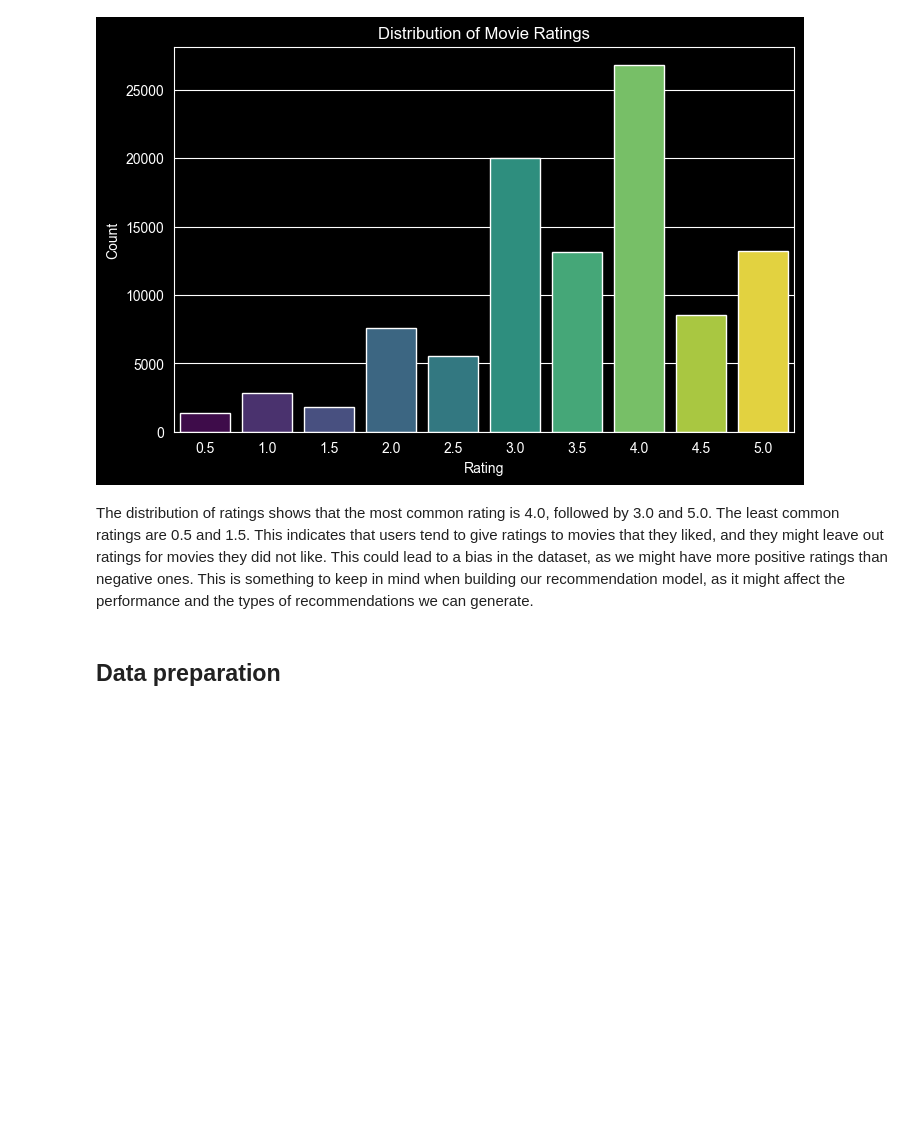
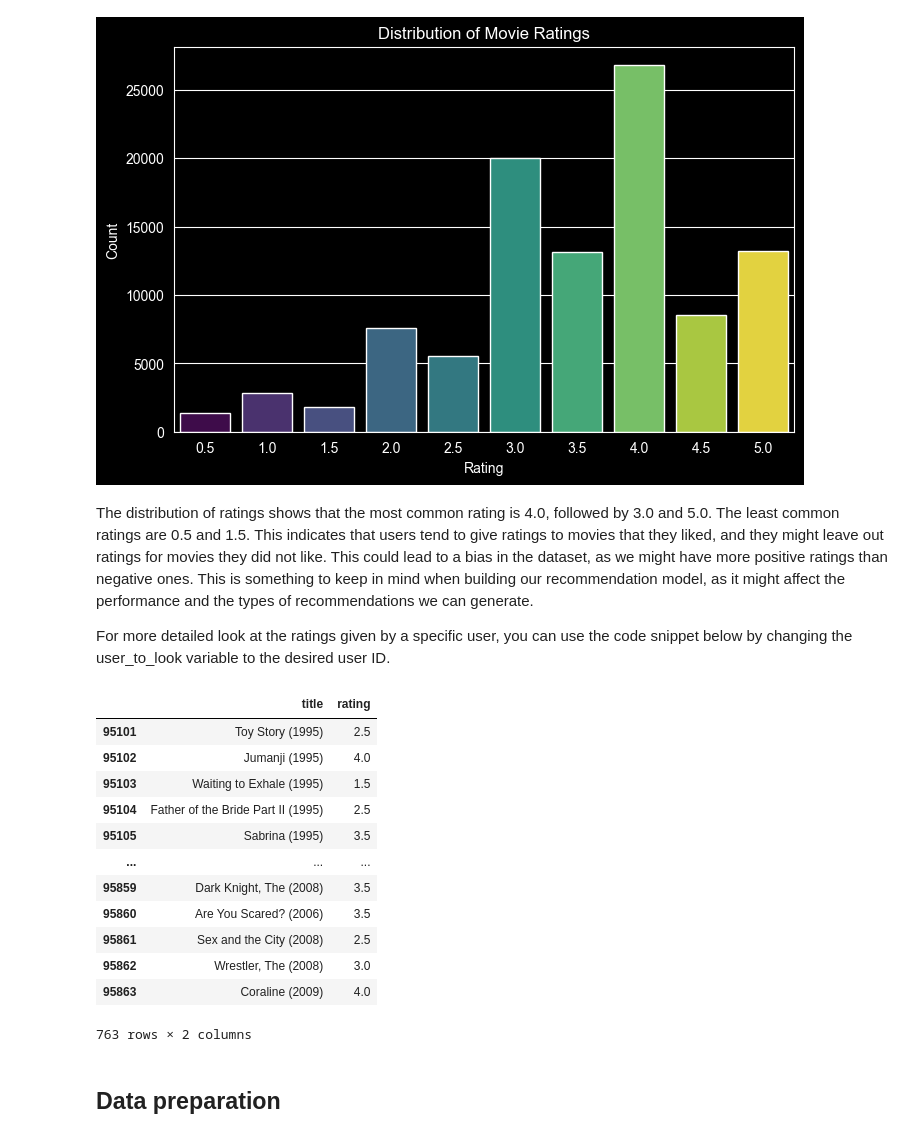
Before and after one commit to TheZink/MLL, a Jupyter notebook: Documents/Project/MovieRecommendation_Janne.ipynb, the cells around one changed output. Saved outputs shown, nothing was run; the diff lists cells and outputs as text; code cells hidden in the pictures; blank space fills up the shorter version.

```diff
--- a/Documents/Project/MovieRecommendation_Janne.ipynb
+++ b/Documents/Project/MovieRecommendation_Janne.ipynb
@@ -112,5 +116,31 @@ plt.show()
 [figure]
 # %% [markdown]
 The distribution of ratings shows that the most common rating is 4.0, followed by 3.0 and 5.0. The least common ratings are 0.5 and 1.5. This indicates that users tend to give ratings to movies that they liked, and they might leave out ratings for movies they did not like. This could lead to a bias in the dataset, as we might have more positive ratings than negative ones. This is something to keep in mind when building our recommendation model, as it might affect the performance and the types of recommendations we can generate.
+
+For more detailed look at the ratings given by a specific user, you can use the code snippet below by changing the user_to_look variable to the desired user ID.
+# %%
+# Change user_to_look to the desired user ID to see their ratings
+user_to_look = 600
+
+if user_to_look in movie_ratings['userId'].unique():
+    user_ratings = movie_ratings[movie_ratings['userId'] == user_to_look][['title', 'rating']]
+else:
+    user_ratings = f"User {user_to_look} not found in the dataset."
+
+user_ratings
+# %% [output]
+|  | title | rating |
+| 95101 | Toy Story (1995) | 2.5 |
+| 95102 | Jumanji (1995) | 4.0 |
+| 95103 | Waiting to Exhale (1995) | 1.5 |
+| 95104 | Father of the Bride Part II (1995) | 2.5 |
+| 95105 | Sabrina (1995) | 3.5 |
+| ... | ... | ... |
+| 95859 | Dark Knight, The (2008) | 3.5 |
+| 95860 | Are You Scared? (2006) | 3.5 |
+| 95861 | Sex and the City (2008) | 2.5 |
+| 95862 | Wrestler, The (2008) | 3.0 |
+| 95863 | Coraline (2009) | 4.0 |
+763 rows × 2 columns
 # %% [markdown]
 ## Data preparation
```
Also changed, not shown: parts of 30 cells of this notebook, 1 other file.
